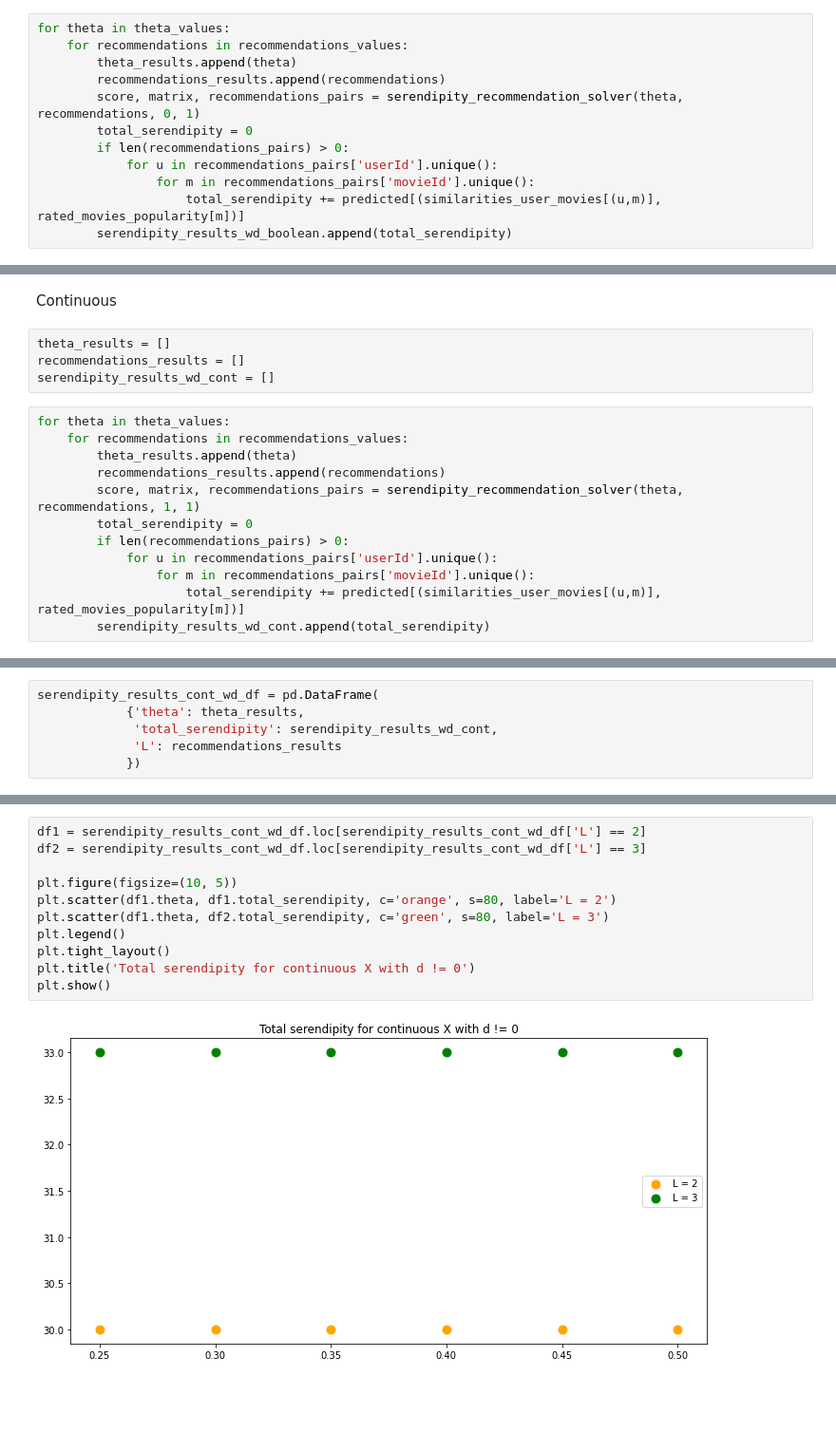
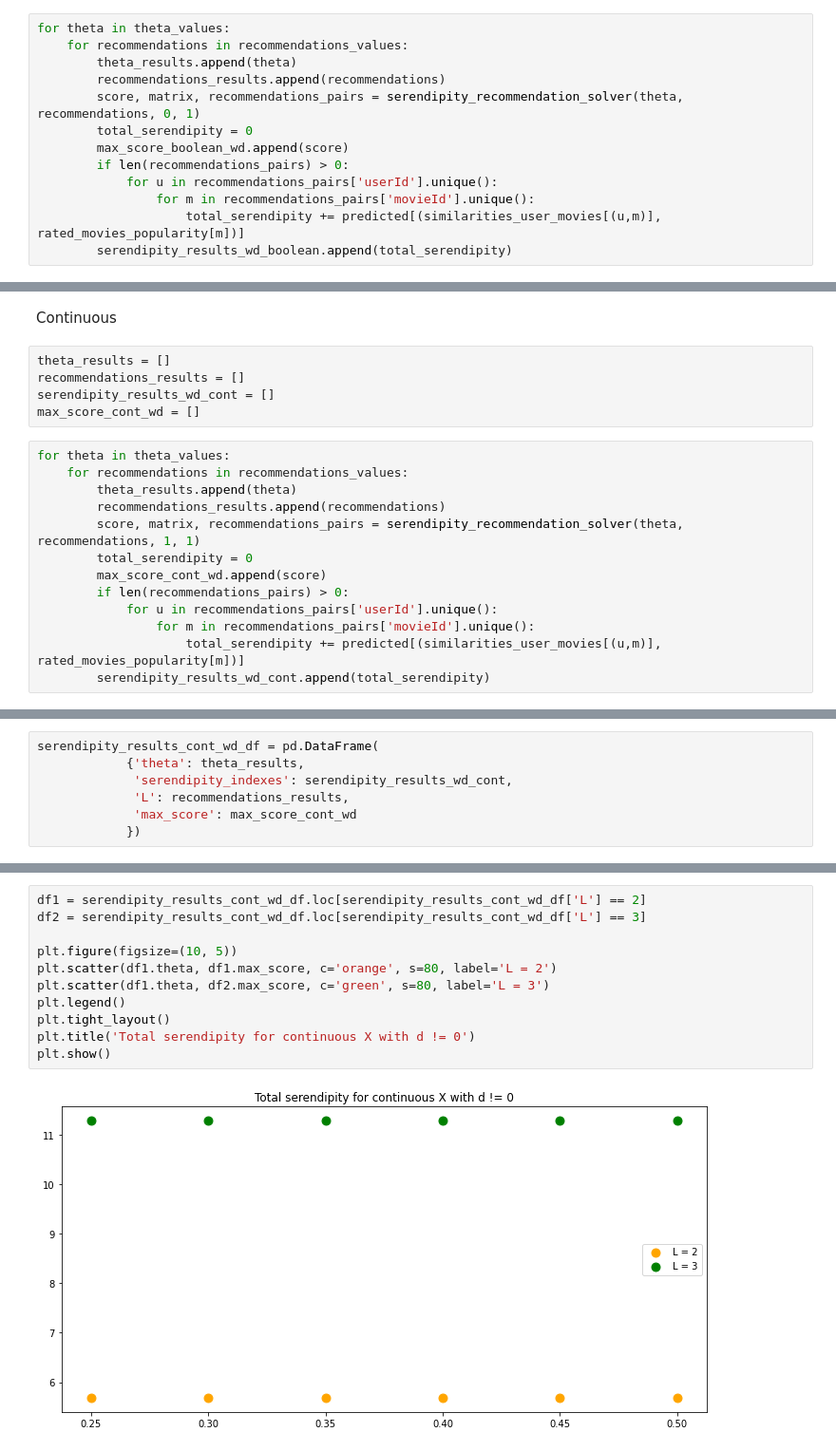
Before and after one commit to giannhskod/rec_sys_project, a Jupyter notebook: notebooks/Problem-B.ipynb, the cells around one changed output, grey strips where cells are left out. Shown at 95% size. Saved outputs shown, nothing was run; the diff lists cells and outputs as text; blank space fills up the shorter version.

```diff
--- a/notebooks/Problem-B.ipynb
+++ b/notebooks/Problem-B.ipynb
@@ -741,6 +756,7 @@ for theta in theta_values:
         recommendations_results.append(recommendations)
         score, matrix, recommendations_pairs = serendipity_recommendation_solver(theta, recommendations, 0, 1)
         total_serendipity = 0
+        max_score_boolean_wd.append(score)
         if len(recommendations_pairs) > 0:
             for u in recommendations_pairs['userId'].unique():
                 for m in recommendations_pairs['movieId'].unique():
@@ -820,6 +841,7 @@ Continuous
 theta_results = []
 recommendations_results = []
 serendipity_results_wd_cont = []
+max_score_cont_wd = []
 # %%
 for theta in theta_values:
     for recommendations in recommendations_values:
@@ -827,6 +849,7 @@ for theta in theta_values:
         recommendations_results.append(recommendations)
         score, matrix, recommendations_pairs = serendipity_recommendation_solver(theta, recommendations, 1, 1)
         total_serendipity = 0
+        max_score_cont_wd.append(score)
         if len(recommendations_pairs) > 0:
             for u in recommendations_pairs['userId'].unique():
                 for m in recommendations_pairs['movieId'].unique():
@@ -839,8 +877,9 @@ serendipity_results_wd_cont
 # %%
 serendipity_results_cont_wd_df = pd.DataFrame(
             {'theta': theta_results,
-             'total_serendipity': serendipity_results_wd_cont,
-             'L': recommendations_results
+             'serendipity_indexes': serendipity_results_wd_cont,
+             'L': recommendations_results,
+             'max_score': max_score_cont_wd
             })
 # %%
 serendipity_results_cont_wd_df
@@ -861,13 +900,13 @@ serendipity_results_cont_wd_df
 # %%
 df1 = serendipity_results_cont_wd_df.loc[serendipity_results_cont_wd_df['L'] == 2]
 df2 = serendipity_results_cont_wd_df.loc[serendipity_results_cont_wd_df['L'] == 3]
 
 plt.figure(figsize=(10, 5))
-plt.scatter(df1.theta, df1.total_serendipity, c='orange', s=80, label='L = 2')
-plt.scatter(df1.theta, df2.total_serendipity, c='green', s=80, label='L = 3')
+plt.scatter(df1.theta, df1.max_score, c='orange', s=80, label='L = 2')
+plt.scatter(df1.theta, df2.max_score, c='green', s=80, label='L = 3')
 plt.legend()
 plt.tight_layout()
 plt.title('Total serendipity for continuous X with d != 0')
 plt.show()
 # %% [output]
-[figure, old version]
+[figure, new version]
```
Also changed, not shown: parts of 29 cells of this notebook.
